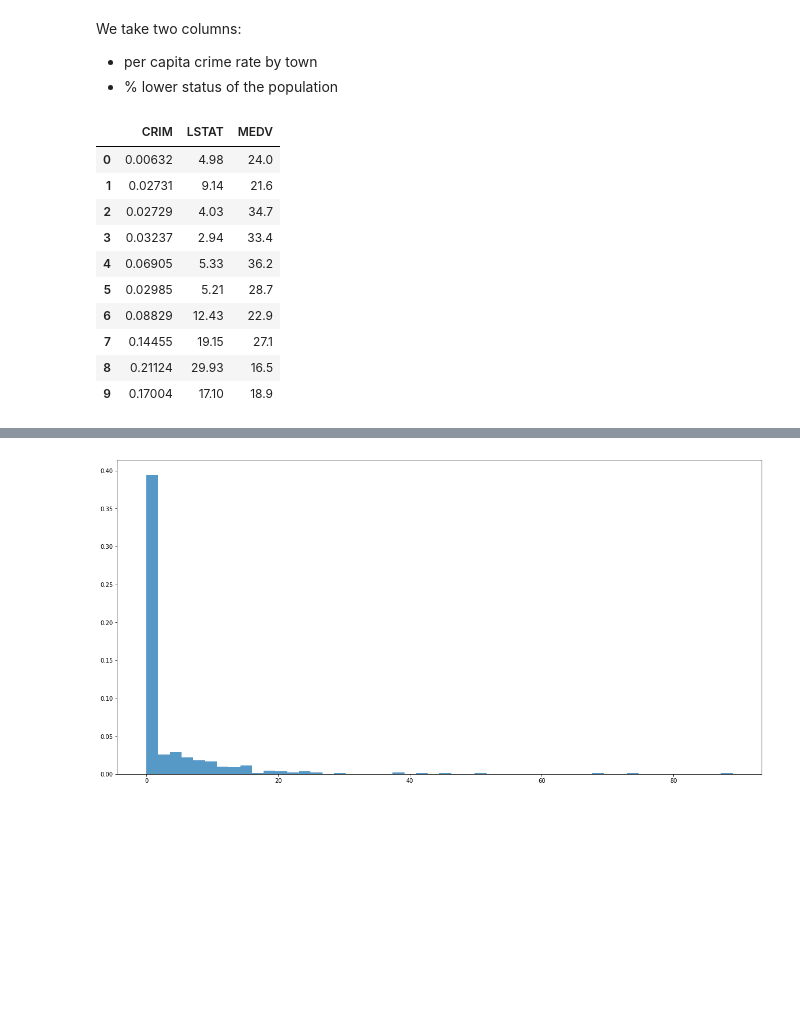
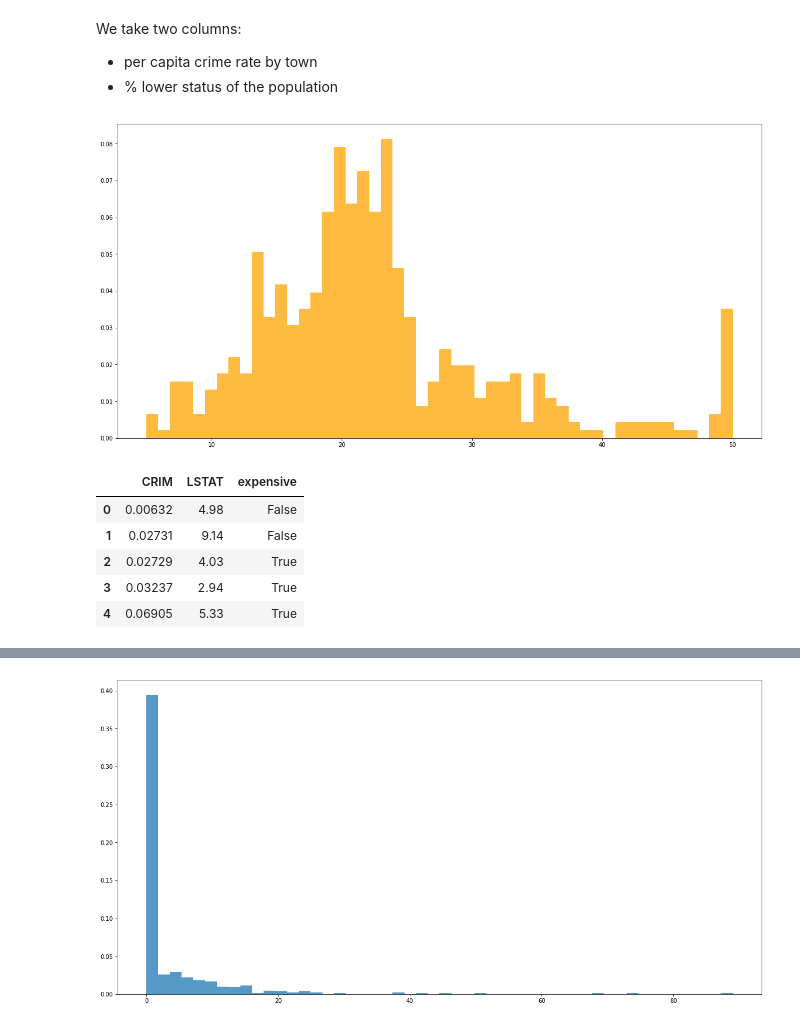
Before and after one commit to bartek-blog/bartek-blog.github.io, a Jupyter notebook: jupyter/mtcars.ipynb, the cells around one changed output, grey strips where cells are left out. Drawn from its saved outputs; the diff is of its cells as text; code cells hidden in the pictures; blank space fills up the shorter version.

```diff
--- a/jupyter/mtcars.ipynb
+++ b/jupyter/mtcars.ipynb
@@ -40,20 +40,21 @@ We take two columns:
 * % lower status of the population
 # %%
 X = boston.data[:, [0, 12]]
-y = boston.target
+medval = boston.target
+# %%
+n, bins, patches = plt.hist(medval, 50, normed=1, facecolor='orange', alpha=0.75)
+# %% [output]
+[figure, added]
+# %%
+y = medval > 25
 # %%
 df = pd.DataFrame(X, columns=['CRIM', 'LSTAT'])
-df['MEDV'] = y
-df.head(10)
+df['expensive'] = y
+df.head()
 # %% [output]
-|  | CRIM | LSTAT | MEDV |
-| 0 | 0.00632 | 4.98 | 24.0 |
-| 1 | 0.02731 | 9.14 | 21.6 |
-| 2 | 0.02729 | 4.03 | 34.7 |
-| 3 | 0.03237 | 2.94 | 33.4 |
-| 4 | 0.06905 | 5.33 | 36.2 |
-| 5 | 0.02985 | 5.21 | 28.7 |
-| 6 | 0.08829 | 12.43 | 22.9 |
-| 7 | 0.14455 | 19.15 | 27.1 |
-| 8 | 0.21124 | 29.93 | 16.5 |
-| 9 | 0.17004 | 17.10 | 18.9 |
+|  | CRIM | LSTAT | expensive |
+| 0 | 0.00632 | 4.98 | False |
+| 1 | 0.02731 | 9.14 | False |
+| 2 | 0.02729 | 4.03 | True |
+| 3 | 0.03237 | 2.94 | True |
+| 4 | 0.06905 | 5.33 | True |
```
Also changed, not shown: parts of 4 cells of this notebook, 16 other files.
